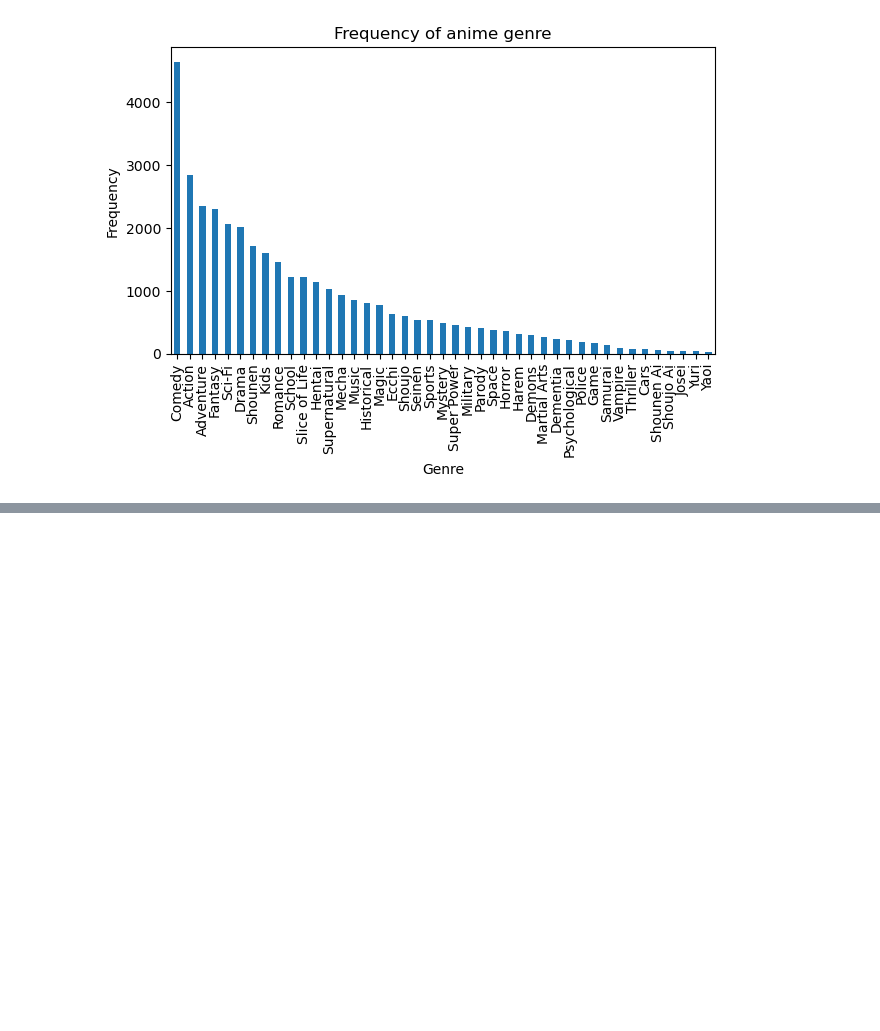
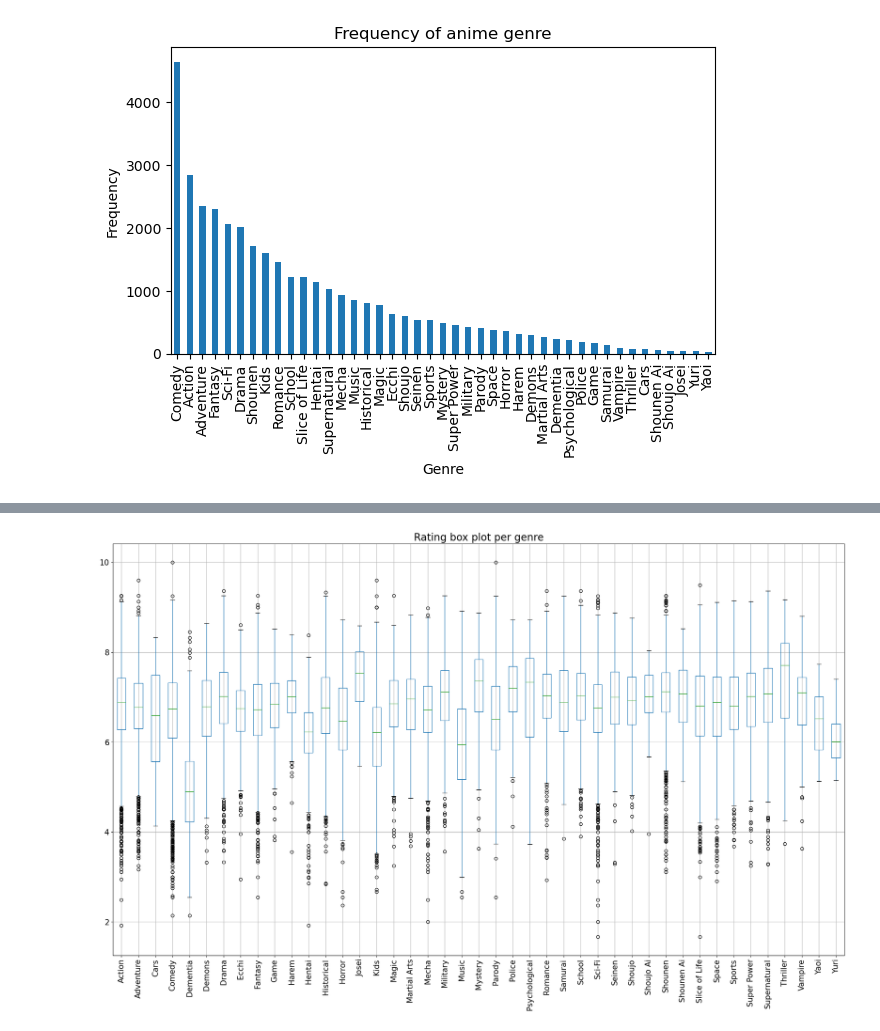
Before and after one commit to EmpireDemocratiqueDuPoulpe/Cours-IA, a Jupyter notebook: 5MLRE/Project/notebooks/en/1-Data_Exploration_macron.ipynb, the cells around one changed output, grey strips where cells are left out. Saved outputs shown, nothing was run; the diff lists cells and outputs as text; code cells hidden in the pictures; blank space fills up the shorter version.

Commit message:
5MLRE: Data exploration: Added "Rating box plot per genre"

```diff
--- a/5MLRE/Project/notebooks/en/1-Data_Exploration_macron.ipynb
+++ b/5MLRE/Project/notebooks/en/1-Data_Exploration_macron.ipynb
@@ -149,0 +152,5 @@ pyplot.show()
+# %%
+genres_rating = data_anime.copy()[["genre", "rating"]]
+genres_rating["genre"] = genres_rating["genre"].str.split(", ")
+genres_rating = genres_rating.set_index(["rating"]).apply(pandas.Series.explode).reset_index()
+genres_rating
@@ -149,0 +171,9 @@ pyplot.show()
+# %%
+fig, ax = pyplot.subplots(figsize=(25, 15))
+genres_rating.boxplot(column=["rating"], by="genre", fontsize=15, rot=90, ax=ax)
+pyplot.title("Rating box plot per genre", fontdict={"fontsize": 20})
+pyplot.suptitle("")
+pyplot.xlabel("")
+pyplot.show()
+# %% [output]
+[figure, added]
```
Also changed, not shown: parts of 2 cells of this notebook.
